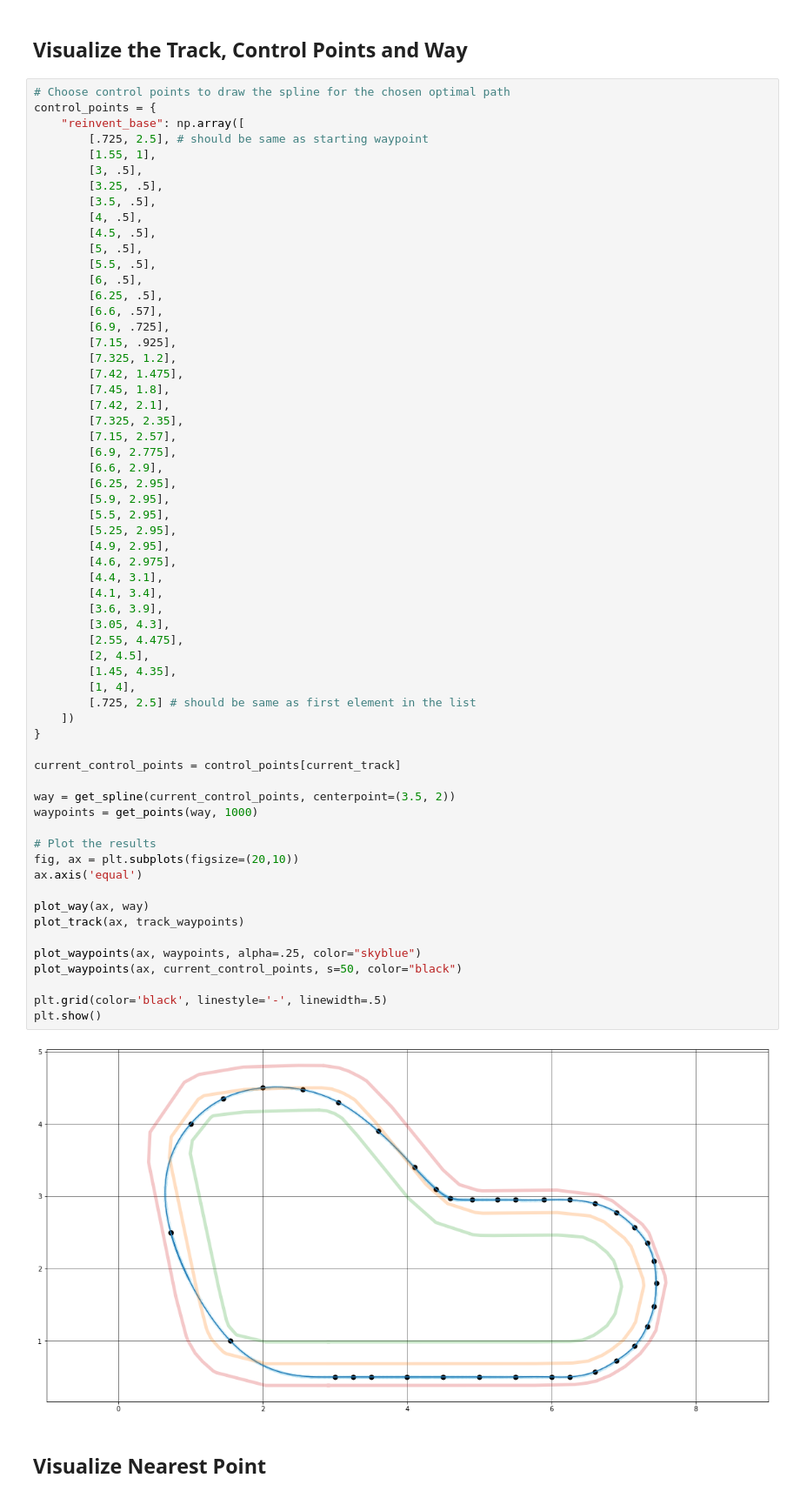
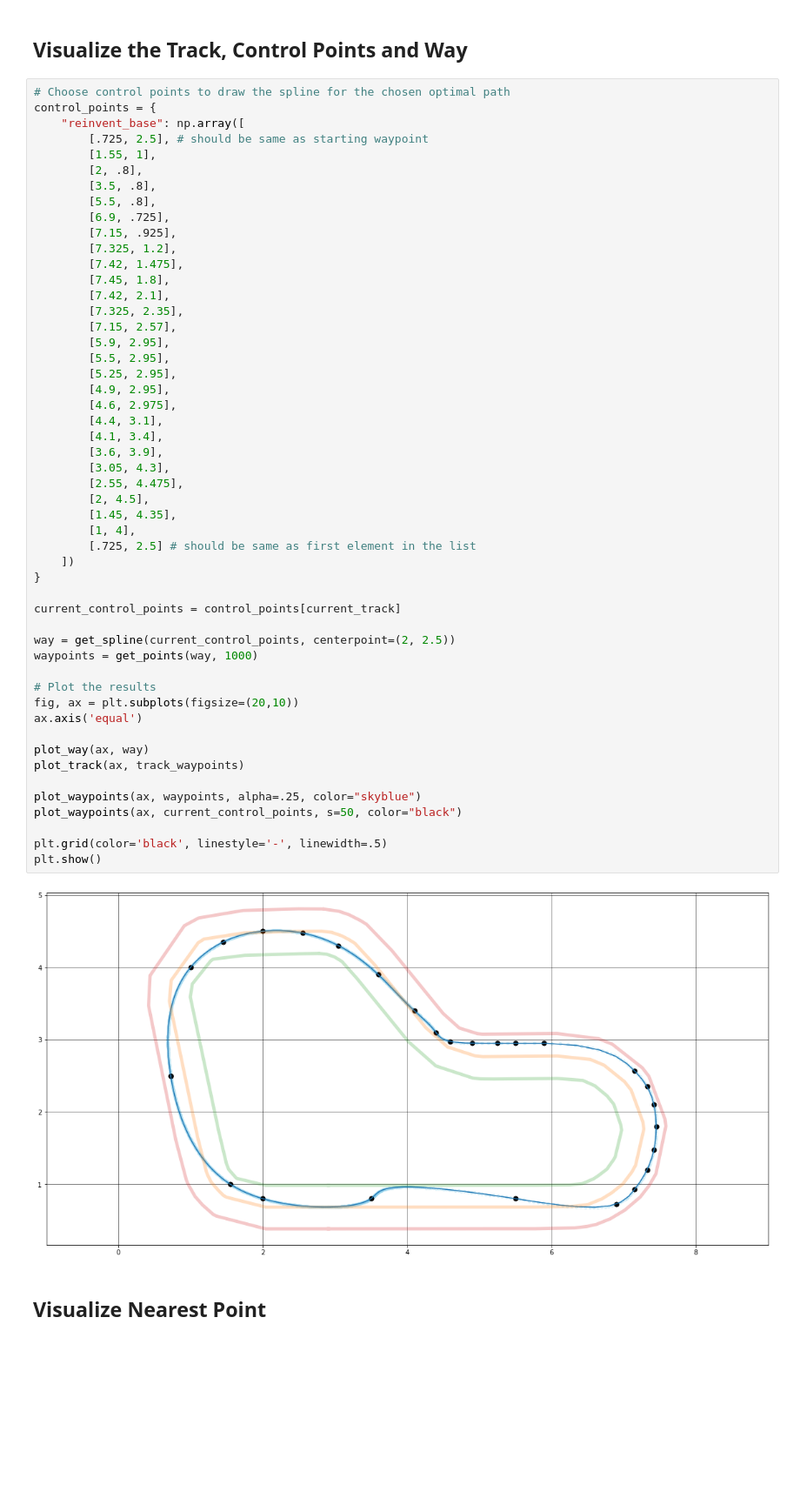
Before and after one commit to aws-deepracer-community/deepracer-for-cloud, a Jupyter notebook: analysis/DeepRacer Track Path Optimization.ipynb, the cells around one changed output. Shown: that part at 87% size. Cells and saved outputs as stored; diff of their text form; blank space fills up the shorter version.

```diff
--- a/analysis/DeepRacer Track Path Optimization.ipynb
+++ b/analysis/DeepRacer Track Path Optimization.ipynb
@@ -182,16 +182,9 @@ control_points = {
     "reinvent_base": np.array([
         [.725, 2.5], # should be same as starting waypoint
         [1.55, 1],
-        [3, .5],
-        [3.25, .5],
-        [3.5, .5],
-        [4, .5],
-        [4.5, .5],
-        [5, .5],
-        [5.5, .5],
-        [6, .5],
-        [6.25, .5],
-        [6.6, .57],
+        [2, .8],
+        [3.5, .8],
+        [5.5, .8],
         [6.9, .725],
         [7.15, .925],
         [7.325, 1.2],
@@ -200,9 +193,6 @@ control_points = {
         [7.42, 2.1],
         [7.325, 2.35],
         [7.15, 2.57],
-        [6.9, 2.775],
-        [6.6, 2.9],
-        [6.25, 2.95],
         [5.9, 2.95],
         [5.5, 2.95],
         [5.25, 2.95],
@@ -210,35 +200,35 @@ control_points = {
         [4.6, 2.975],
         [4.4, 3.1],
         [4.1, 3.4],
         [3.6, 3.9],
         [3.05, 4.3],
         [2.55, 4.475],
         [2, 4.5],
         [1.45, 4.35],
         [1, 4],
         [.725, 2.5] # should be same as first element in the list
     ])
 }
 
 current_control_points = control_points[current_track]
 
-way = get_spline(current_control_points, centerpoint=(3.5, 2))
+way = get_spline(current_control_points, centerpoint=(2, 2.5))
 waypoints = get_points(way, 1000)
 
 # Plot the results
 fig, ax = plt.subplots(figsize=(20,10))
 ax.axis('equal')
 
 plot_way(ax, way)
 plot_track(ax, track_waypoints)
 
 plot_waypoints(ax, waypoints, alpha=.25, color="skyblue")
 plot_waypoints(ax, current_control_points, s=50, color="black")
 
 plt.grid(color='black', linestyle='-', linewidth=.5)
 plt.show()
 # %% [output]
-[figure, old version]
+[figure, new version]
 # %% [markdown]
 ## Visualize Nearest Point
 # %%
```
Also changed, not shown: parts of 1 cell of this notebook, 2 other files.
